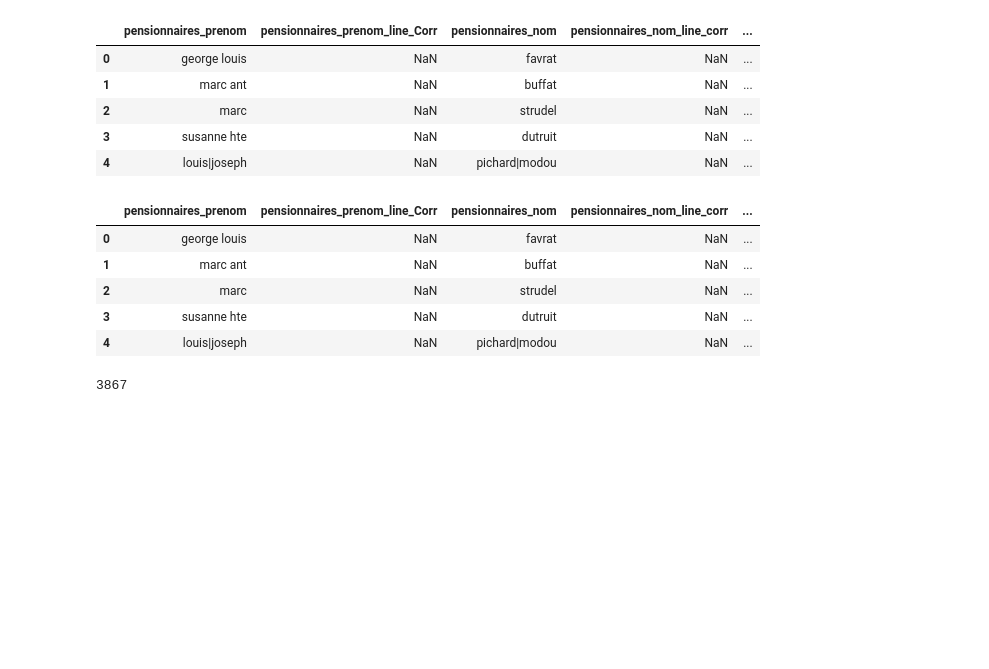
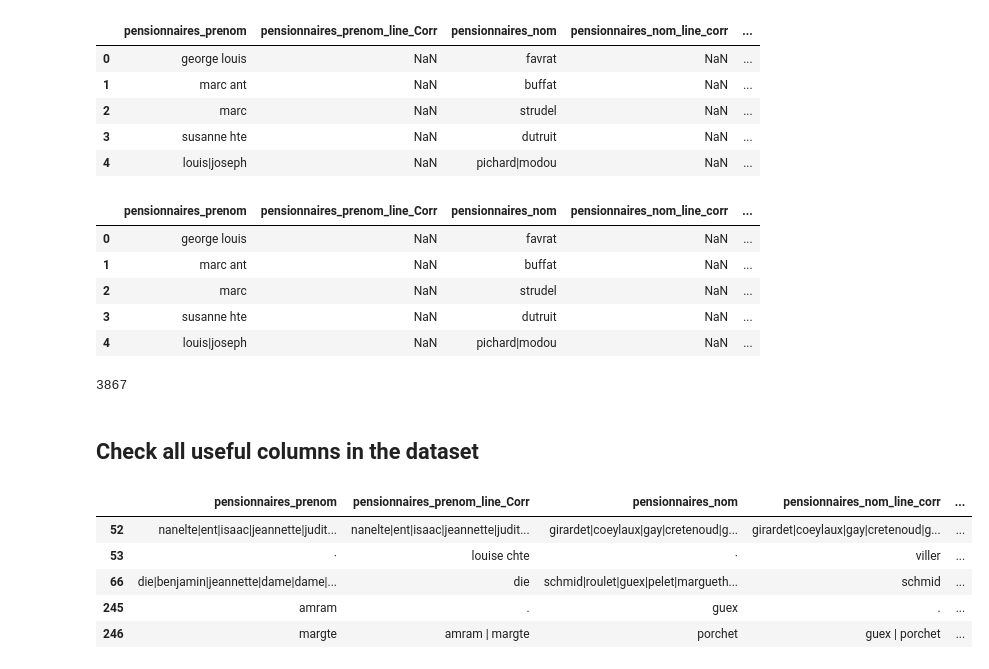
Before and after one commit to Awe-n/hum-450, a Jupyter notebook: filter.ipynb, the cells around one changed output. Drawn from its saved outputs; the diff is of its cells as text; code cells hidden in the pictures; blank space fills up the shorter version.

```diff
--- a/filter.ipynb
+++ b/filter.ipynb
@@ -91,3 +91,5 @@ df4.shape[0]
 # %%
 ## export the dataframe to a xlsx file, with the previous name concatenated with '_filtered'
 df4.to_excel(excel_name[:-5] + '_filtered.xlsx', index=False)
+# %% [markdown]
+## Check all useful columns in the dataset
@@ -93,0 +104,10 @@ df4.to_excel(excel_name[:-5] + '_filtered.xlsx', index=False)
+# %%
+## print the first 5 rows of the new dataframe
+df5.head()
+# %% [output]
+|  | pensionnaires_prenom | pensionnaires_prenom_line_Corr | pensionnaires_nom | pensionnaires_nom_line_corr | ... |
+| 52 | nanelte|ent|isaac|jeannette|judit... | nanelte|ent|isaac|jeannette|judit... | girardet|coeylaux|gay|cretenoud|g... | girardet|coeylaux|gay|cretenoud|g... | ... |
+| 53 | · | louise chte | · | viller | ... |
+| 66 | die|benjamin|jeannette|dame|dame|... | die | schmid|roulet|guex|pelet|margueth... | schmid | ... |
+| 245 | amram | . | guex | . | ... |
+| 246 | margte | amram | margte | porchet | guex | porchet | ... |
```
Also changed, not shown: parts of 4 cells of this notebook, 4 other files.
